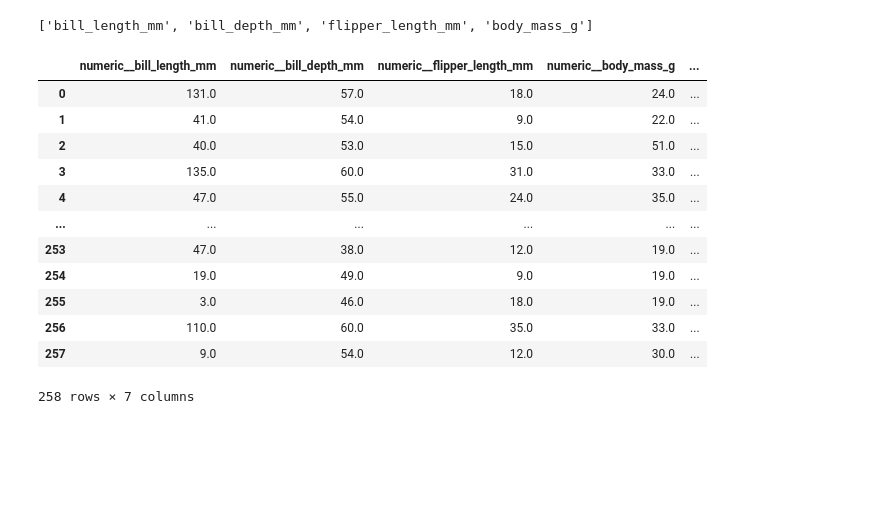
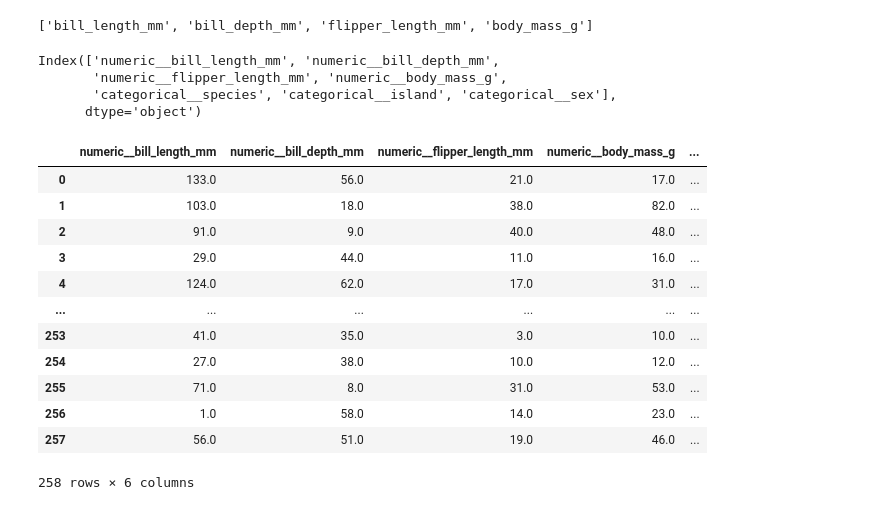
Before and after one commit to VondracekS/ExplainabilityExchange, a Jupyter notebook: ExplainerDashboardDemo.ipynb, the cells around one changed output. Saved outputs shown, nothing was run; the diff lists cells and outputs as text; code cells hidden in the pictures; blank space fills up the shorter version.

```diff
--- a/ExplainerDashboardDemo.ipynb
+++ b/ExplainerDashboardDemo.ipynb
@@ -114,22 +114,15 @@ pipeline = Pipeline(
     ]
 )
 
-pd.DataFrame(pipeline.fit_transform(data_train, data_test), columns=pipeline.get_feature_names_out())
-
+train_transformed = pd.DataFrame(pipeline.fit_transform(data_train), columns=pipeline.get_feature_names_out())
+test_transformed = pd.DataFrame(pipeline.fit_transform(data_test), columns=pipeline.get_feature_names_out())
 # pipe = Pipeline(steps=[('scaler', StandardScaler()), ('encoder', OrdinalEncoder())
 #                        ('imputer', SimpleImputer(strategy="median"))])
 # pipe.fit_transform(data_train)
+
+train_transformed.columns
 # %% [output]
-|  | numeric__bill_length_mm | numeric__bill_depth_mm | numeric__flipper_length_mm | numeric__body_mass_g | ... |
-| 0 | 131.0 | 57.0 | 18.0 | 24.0 | ... |
-| 1 | 41.0 | 54.0 | 9.0 | 22.0 | ... |
-| 2 | 40.0 | 53.0 | 15.0 | 51.0 | ... |
-| 3 | 135.0 | 60.0 | 31.0 | 33.0 | ... |
-| 4 | 47.0 | 55.0 | 24.0 | 35.0 | ... |
-| ... | ... | ... | ... | ... | ... |
-| 253 | 47.0 | 38.0 | 12.0 | 19.0 | ... |
-| 254 | 19.0 | 49.0 | 9.0 | 19.0 | ... |
-| 255 | 3.0 | 46.0 | 18.0 | 19.0 | ... |
-| 256 | 110.0 | 60.0 | 35.0 | 33.0 | ... |
-| 257 | 9.0 | 54.0 | 12.0 | 30.0 | ... |
-258 rows × 7 columns
+Index(['numeric__bill_length_mm', 'numeric__bill_depth_mm',
+       'numeric__flipper_length_mm', 'numeric__body_mass_g',
+       'categorical__species', 'categorical__island', 'categorical__sex'],
+      dtype='object')
@@ -136,3 +134,19 @@ pd.DataFrame(pipeline.fit_transform(data_train, data_test), columns=pipeline.get
+# %%
+X_train
+# %% [output]
+|  | numeric__bill_length_mm | numeric__bill_depth_mm | numeric__flipper_length_mm | numeric__body_mass_g | ... |
+| 0 | 133.0 | 56.0 | 21.0 | 17.0 | ... |
+| 1 | 103.0 | 18.0 | 38.0 | 82.0 | ... |
+| 2 | 91.0 | 9.0 | 40.0 | 48.0 | ... |
+| 3 | 29.0 | 44.0 | 11.0 | 16.0 | ... |
+| 4 | 124.0 | 62.0 | 17.0 | 31.0 | ... |
+| ... | ... | ... | ... | ... | ... |
+| 253 | 41.0 | 35.0 | 3.0 | 10.0 | ... |
+| 254 | 27.0 | 38.0 | 10.0 | 12.0 | ... |
+| 255 | 71.0 | 8.0 | 31.0 | 53.0 | ... |
+| 256 | 1.0 | 58.0 | 14.0 | 23.0 | ... |
+| 257 | 56.0 | 51.0 | 19.0 | 46.0 | ... |
+258 rows × 6 columns
 # %%
 from sklearn.linear_model import LogisticRegression
 from sklearn.ensemble import RandomForestClassifier
```
Also changed, not shown: parts of 8 cells of this notebook.
